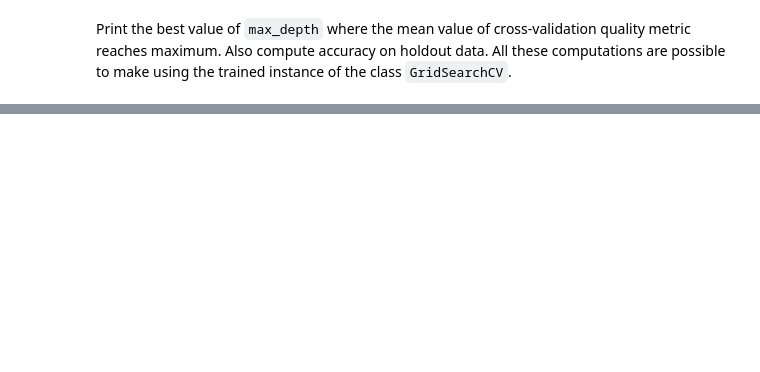
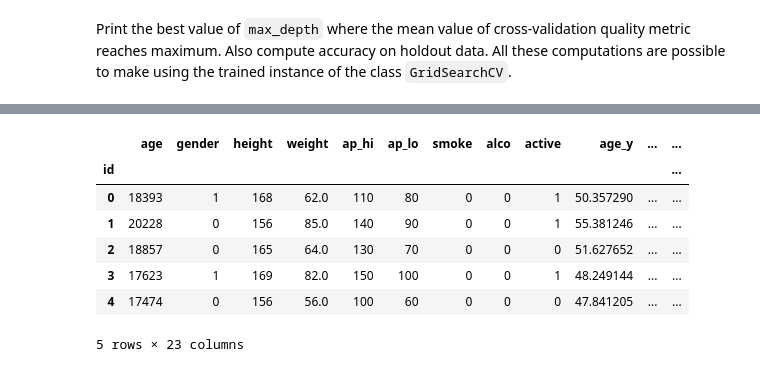
Before and after one commit to bllguo/mlcourse.ai, a Jupyter notebook: jupyter_english/assignments_fall2018/assignment3_decision_trees.ipynb, the cells around one changed output, grey strips where cells are left out. Saved outputs shown, nothing was run; the diff lists cells and outputs as text; code cells hidden in the pictures; blank space fills up the shorter version.

```diff
--- a/jupyter_english/assignments_fall2018/assignment3_decision_trees.ipynb
+++ b/jupyter_english/assignments_fall2018/assignment3_decision_trees.ipynb
@@ -219,0 +264,19 @@ Create a decision tree with the limitation `max_depth=3` and train it on the who
+# %%
+df['age_60_65'] = [1 if x >= 60 and x < 65 else 0 for x in df['age_y']]
+df['age_55_60'] = [1 if x >= 55 and x < 60 else 0 for x in df['age_y']]
+df['age_50_55'] = [1 if x >= 50 and x < 55 else 0 for x in df['age_y']]
+df['age_40_50'] = [1 if x >= 40 and x < 50 else 0 for x in df['age_y']]
+df['ap_hi_120_140'] = [1 if x >= 120 and x < 140 else 0 for x in df['ap_hi']]
+df['ap_hi_140_160'] = [1 if x >= 140 and x < 160 else 0 for x in df['ap_hi']]
+df['ap_hi_160_180'] = [1 if x >= 160 and x < 180 else 0 for x in df['ap_hi']]
+df['gender'].replace({1:0, 2:1}, inplace=True)
+df.head()
+# %% [output]
+|  | age | gender | height | weight | ap_hi | ap_lo | smoke | alco | active | age_y | ... | ... |
+| id |  |  |  |  |  |  |  |  |  |  |  | ... |
+| 0 | 18393 | 1 | 168 | 62.0 | 110 | 80 | 0 | 0 | 1 | 50.357290 | ... | ... |
+| 1 | 20228 | 0 | 156 | 85.0 | 140 | 90 | 0 | 0 | 1 | 55.381246 | ... | ... |
+| 2 | 18857 | 0 | 165 | 64.0 | 130 | 70 | 0 | 0 | 0 | 51.627652 | ... | ... |
+| 3 | 17623 | 1 | 169 | 82.0 | 150 | 100 | 0 | 0 | 1 | 48.249144 | ... | ... |
+| 4 | 17474 | 0 | 156 | 56.0 | 100 | 60 | 0 | 0 | 0 | 47.841205 | ... | ... |
+5 rows × 23 columns
```
Also changed, not shown: parts of 21 cells of this notebook.
